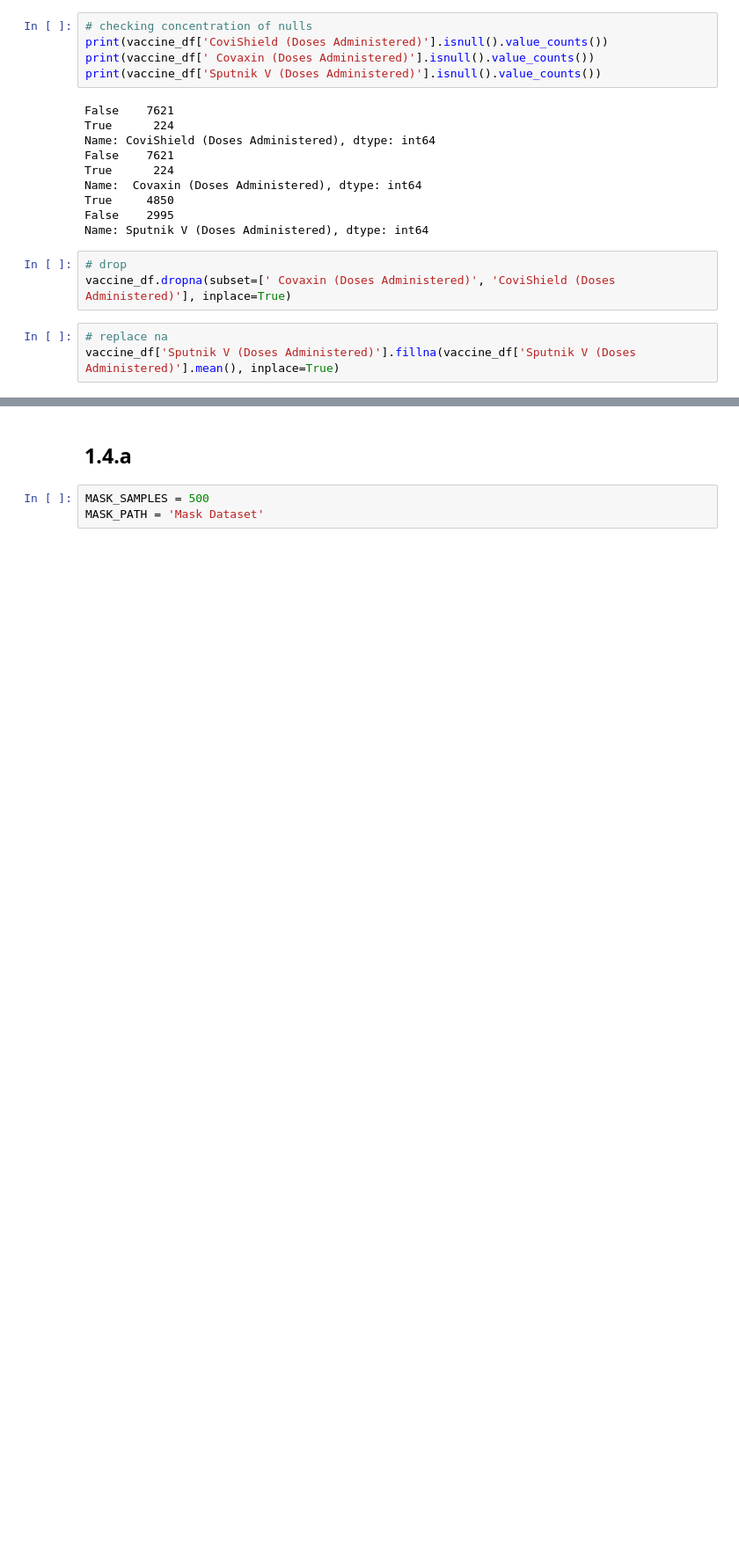
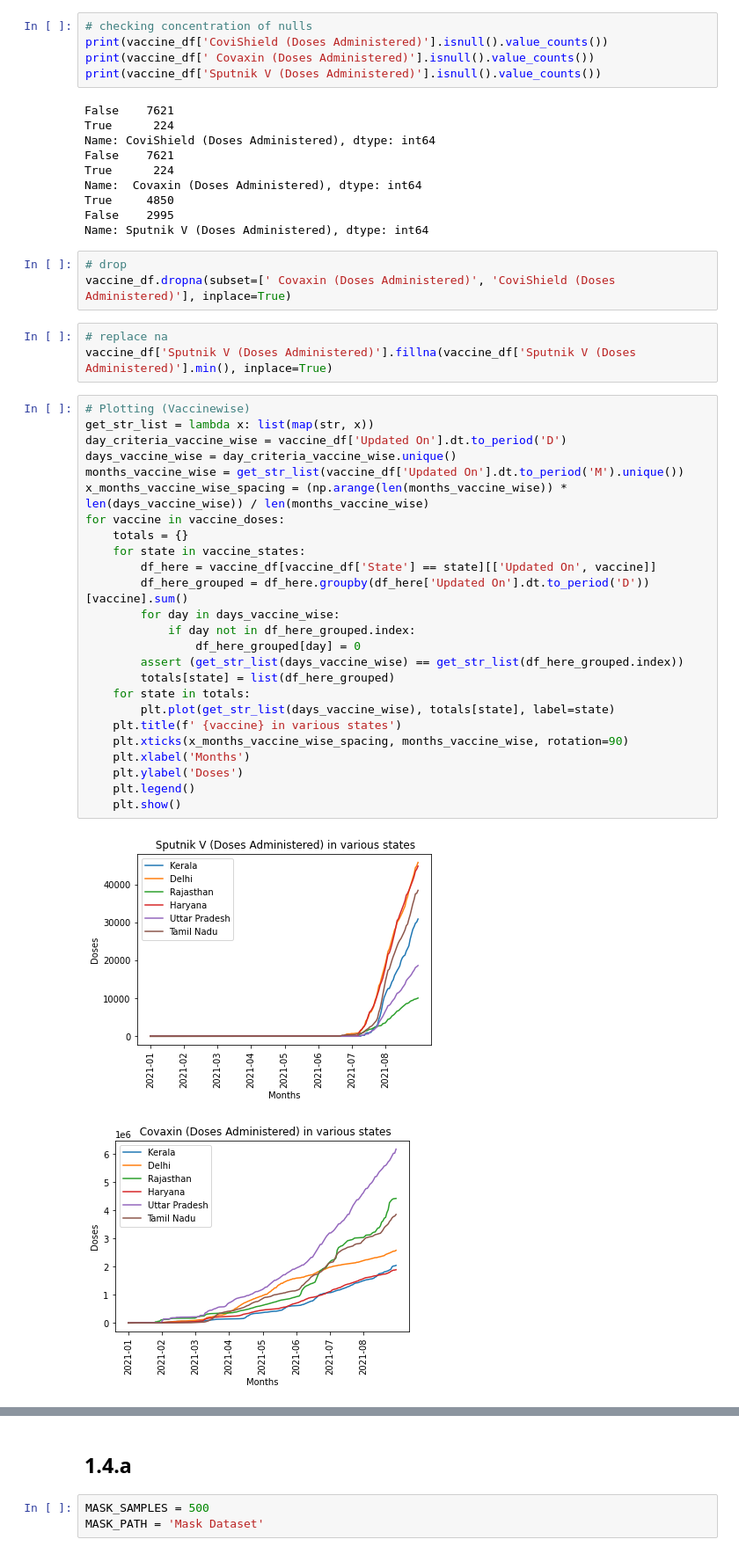
Before and after one commit to dv-rastogi/ml-pg-decision-trees, a Jupyter notebook: 1/1.ipynb, the cells around one changed output, grey strips where cells are left out. Shown at 88% size. Saved outputs shown, nothing was run; the diff lists cells and outputs as text; blank space fills up the shorter version.

Commit message:
update 1, plot vaccinewise

```diff
--- a/1/1.ipynb
+++ b/1/1.ipynb
@@ -273,4 +277,32 @@ Name: Sputnik V (Doses Administered), dtype: int64
 vaccine_df.dropna(subset=[' Covaxin (Doses Administered)', 'CoviShield (Doses Administered)'], inplace=True)
 # %%
 # replace na
-vaccine_df['Sputnik V (Doses Administered)'].fillna(vaccine_df['Sputnik V (Doses Administered)'].mean(), inplace=True)
+vaccine_df['Sputnik V (Doses Administered)'].fillna(vaccine_df['Sputnik V (Doses Administered)'].min(), inplace=True)
+# %%
+# Plotting (Vaccinewise)
+get_str_list = lambda x: list(map(str, x))
+day_criteria_vaccine_wise = vaccine_df['Updated On'].dt.to_period('D')
+days_vaccine_wise = day_criteria_vaccine_wise.unique()
+months_vaccine_wise = get_str_list(vaccine_df['Updated On'].dt.to_period('M').unique())
+x_months_vaccine_wise_spacing = (np.arange(len(months_vaccine_wise)) * len(days_vaccine_wise)) / len(months_vaccine_wise)
+for vaccine in vaccine_doses:
+    totals = {}
+    for state in vaccine_states:
+        df_here = vaccine_df[vaccine_df['State'] == state][['Updated On', vaccine]]
+        df_here_grouped = df_here.groupby(df_here['Updated On'].dt.to_period('D'))[vaccine].sum()
+        for day in days_vaccine_wise:
+            if day not in df_here_grouped.index:
+                df_here_grouped[day] = 0
+        assert (get_str_list(days_vaccine_wise) == get_str_list(df_here_grouped.index))
+        totals[state] = list(df_here_grouped)
+    for state in totals:
+        plt.plot(get_str_list(days_vaccine_wise), totals[state], label=state)
+    plt.title(f' {vaccine} in various states')
+    plt.xticks(x_months_vaccine_wise_spacing, months_vaccine_wise, rotation=90)
+    plt.xlabel('Months')
+    plt.ylabel('Doses')
+    plt.legend()
+    plt.show()
+# %% [output]
+[figure, added]
+[figure, added]
```
Also changed, not shown: parts of 10 cells of this notebook.
